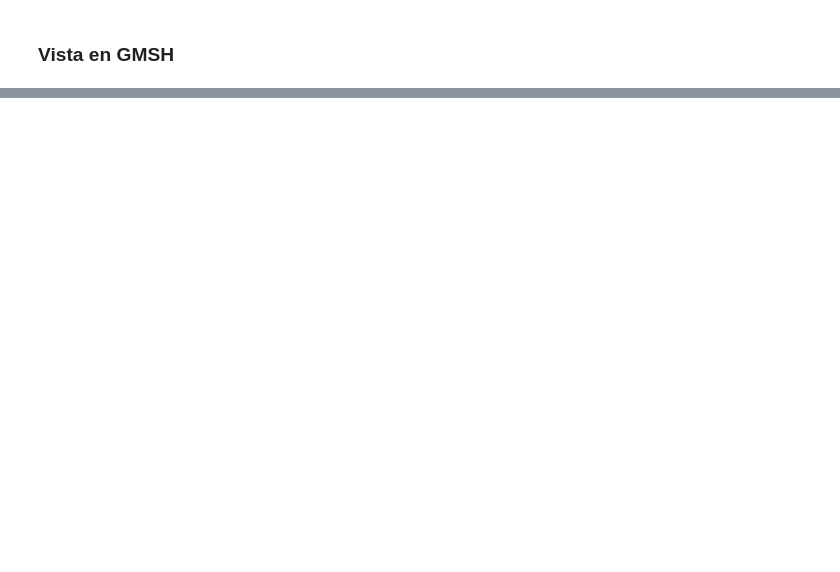
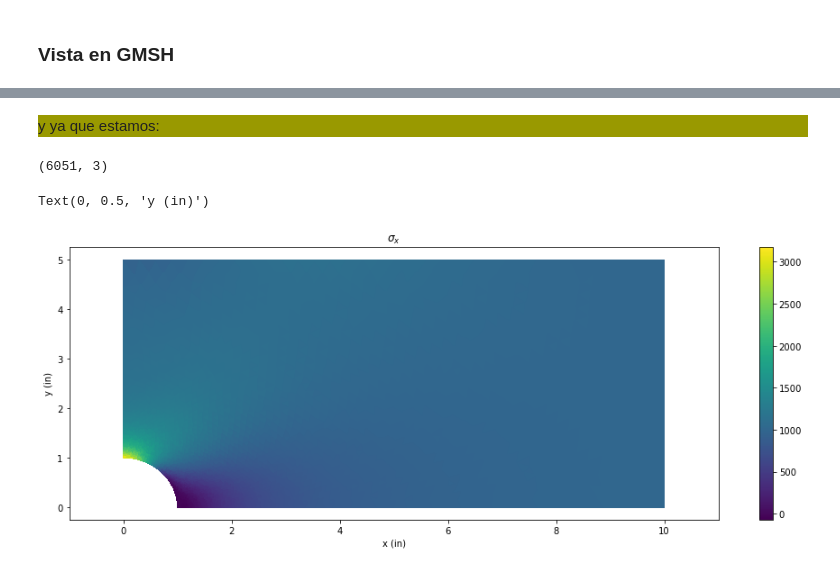
Before and after one commit to SolBortule/2022_Ingenieria, a Jupyter notebook: TrabajosPracticos/Entregas/Mauro/TP2/Problema 1/Ej 2.ipynb, the cells around one changed output, grey strips where cells are left out. Drawn from its saved outputs; the diff is of its cells as text; code cells hidden in the pictures; blank space fills up the shorter version.

```diff
--- a/TrabajosPracticos/Entregas/Mauro/TP2/Problema 1/Ej 2.ipynb
+++ b/TrabajosPracticos/Entregas/Mauro/TP2/Problema 1/Ej 2.ipynb
@@ -321,0 +373,20 @@ gmsh.fltk.run()
+# %% [markdown]
+<div style="background:#999900"> y ya que estamos: </div>
+# %%
+MC.shape
+# %% [output]
+(6051, 3)
+# %%
+# Obtengo componentes x e y de los desplazamientos
+# Grafico
+fig = plt.figure(figsize=(25,7))
+ax = fig.add_axes([0.1, 0.2, 0.5, 0.6])
+mappable = ax.tripcolor(MN[:,0], MN[:,1],MC, facecolors=sig_xytau[0])
+cbar = plt.colorbar(mappable)
+ax.set_xlim(-1, 1.1*L/2)
+plt.title(r'$\sigma_x$')
+ax.set_xlabel('x (in)')
+ax.set_ylabel('y (in)')
+# %% [output]
+Text(0, 0.5, 'y (in)')
+[figure, added]
```
Also changed, not shown: parts of 7 cells of this notebook, 2 other files.
